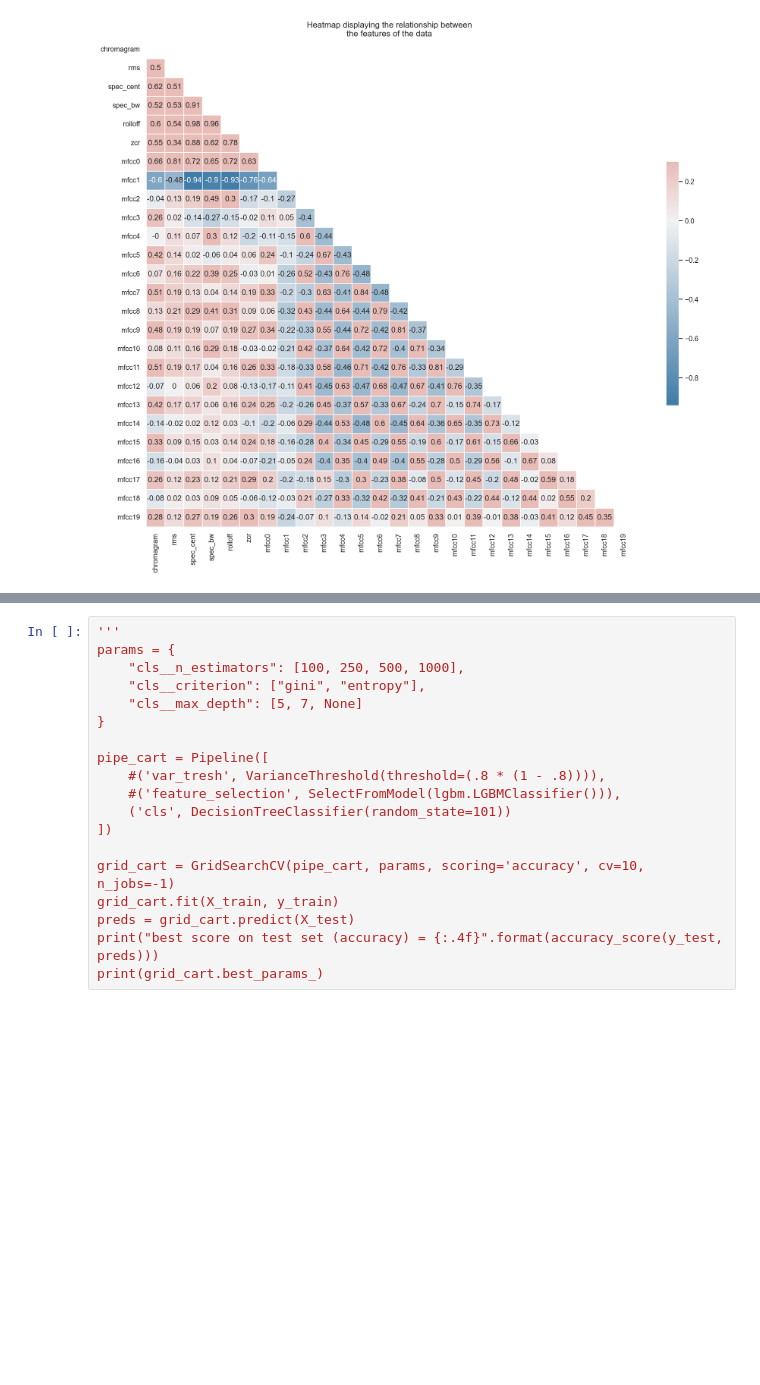
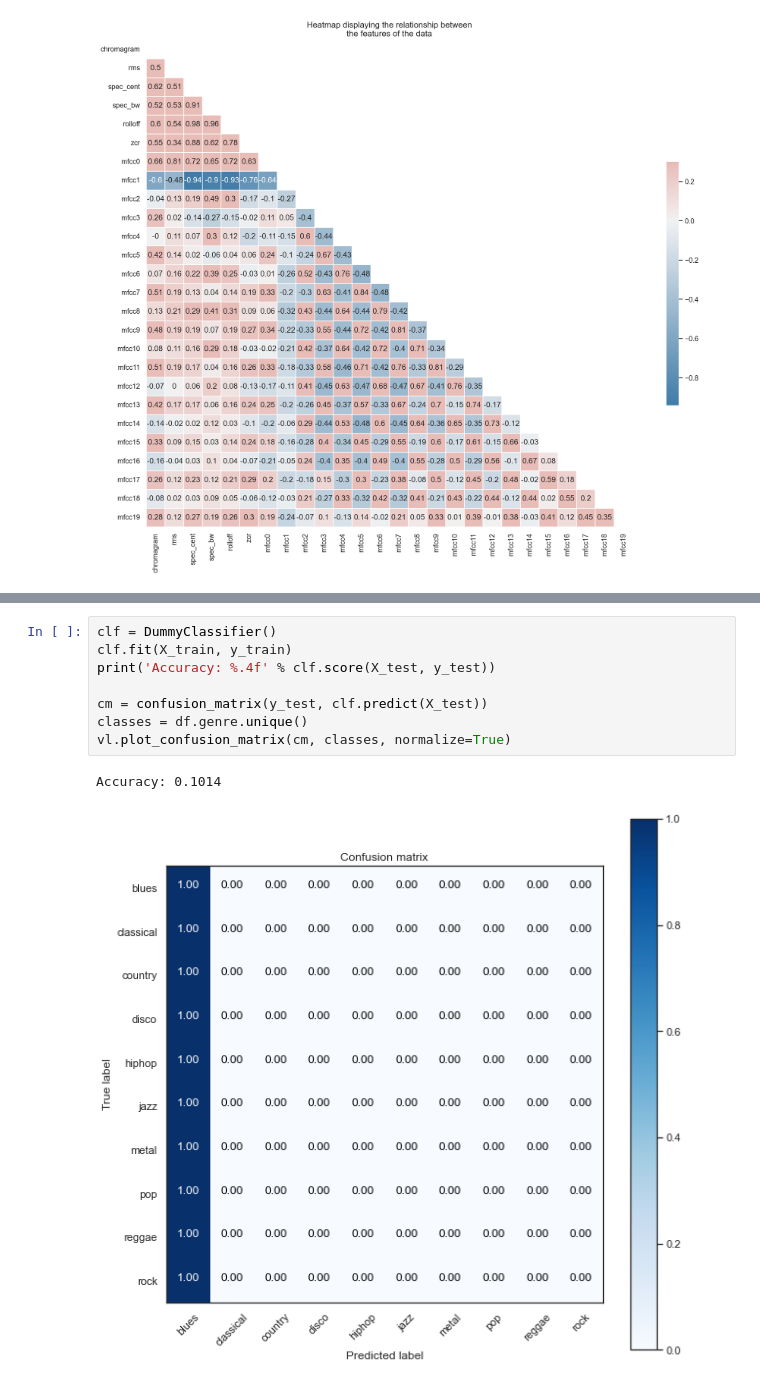
Before and after one commit to ValeGian/MusicClassifier, a Jupyter notebook: GTZAN_EDA_and_Model.ipynb, the cells around one changed output, grey strips where cells are left out. Saved outputs shown, nothing was run; the diff lists cells and outputs as text; blank space fills up the shorter version.

```diff
--- a/GTZAN_EDA_and_Model.ipynb
+++ b/GTZAN_EDA_and_Model.ipynb
@@ -261,19 +261,11 @@ best score on test set (accuracy) = 0.4764
-# %%
-'''
-params = {
-    "cls__n_estimators": [100, 250, 500, 1000],
-    "cls__criterion": ["gini", "entropy"],
-    "cls__max_depth": [5, 7, None]
-}
-
-pipe_cart = Pipeline([
-    #('var_tresh', VarianceThreshold(threshold=(.8 * (1 - .8)))),
-    #('feature_selection', SelectFromModel(lgbm.LGBMClassifier())),
-    ('cls', DecisionTreeClassifier(random_state=101))
-])
-
-grid_cart = GridSearchCV(pipe_cart, params, scoring='accuracy', cv=10, n_jobs=-1)
-grid_cart.fit(X_train, y_train)
-preds = grid_cart.predict(X_test)
-print("best score on test set (accuracy) = {:.4f}".format(accuracy_score(y_test, preds)))
-print(grid_cart.best_params_)
+# %%
+clf = DummyClassifier()
+clf.fit(X_train, y_train)
+print('Accuracy: %.4f' % clf.score(X_test, y_test))
+
+cm = confusion_matrix(y_test, clf.predict(X_test))
+classes = df.genre.unique()
+vl.plot_confusion_matrix(cm, classes, normalize=True)
+# %% [output]
+Accuracy: 0.1014
+[figure, added]
```
Also changed, not shown: parts of 13 cells of this notebook, 1 other file.
